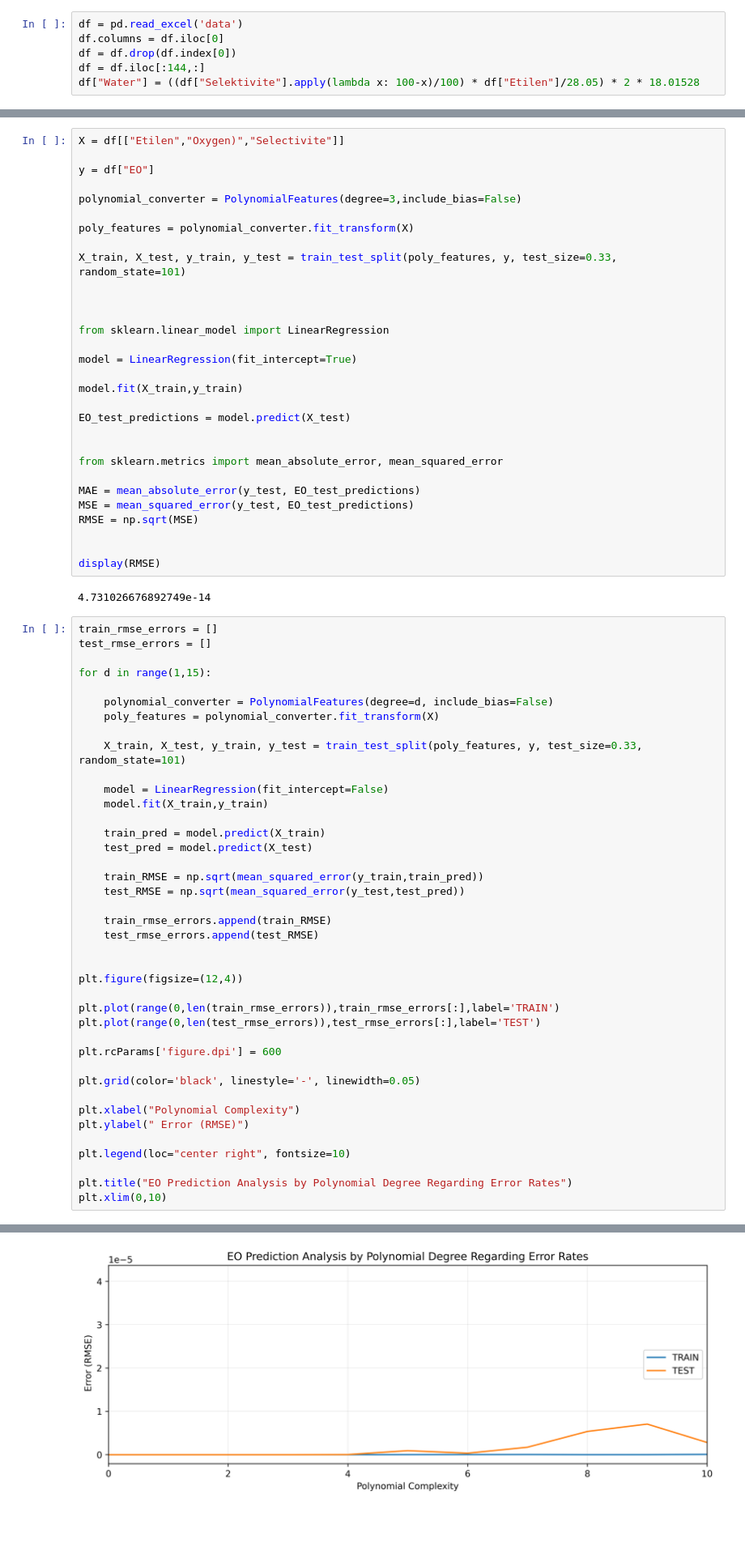
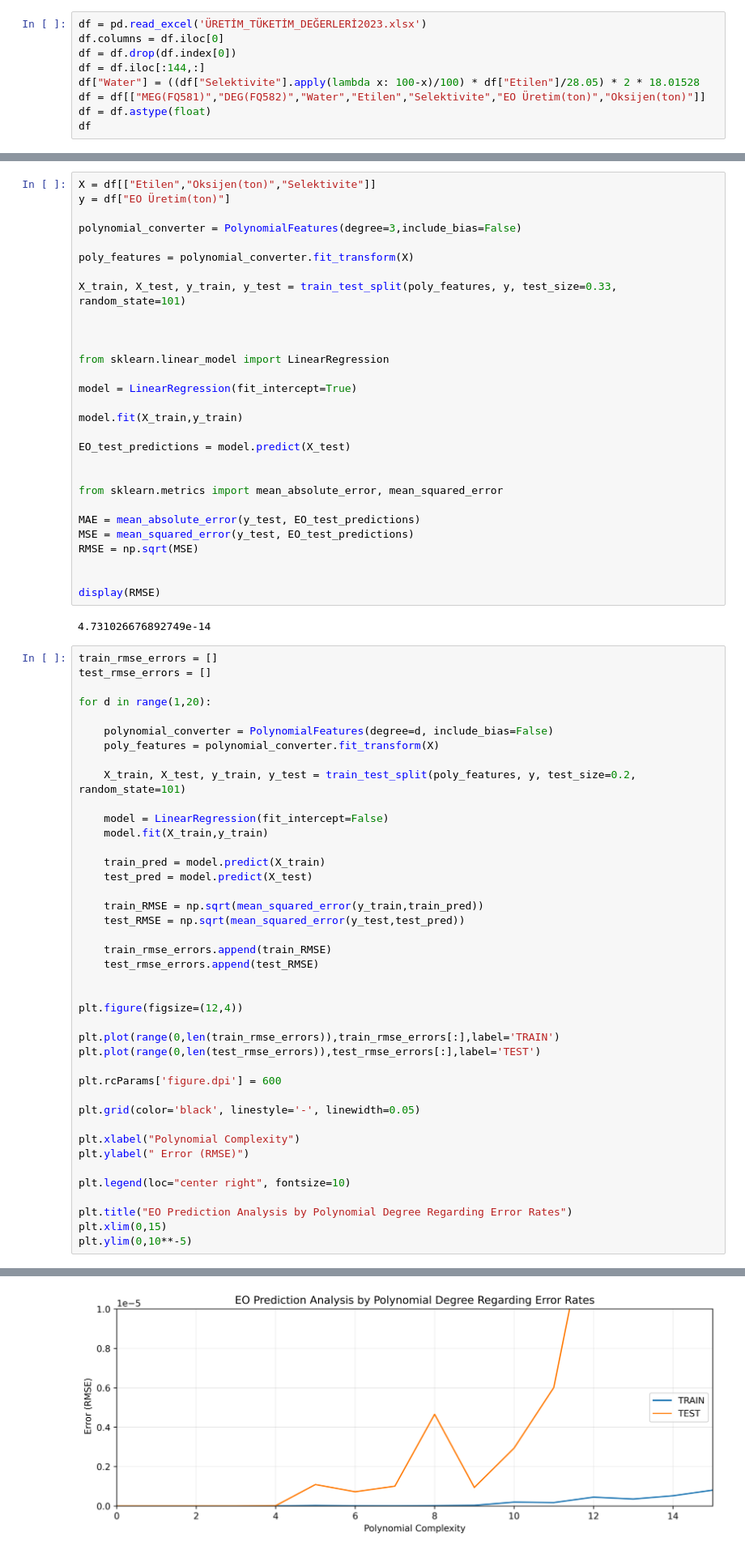
Before and after one commit to ibolaa/EO_REACTOR_ML, a Jupyter notebook: EO_REACTOR_ML.ipynb, the cells around one changed output, grey strips where cells are left out. Shown at 81% size. Saved outputs shown, nothing was run; the diff lists cells and outputs as text; blank space fills up the shorter version.

```diff
--- a/EO_REACTOR_ML.ipynb
+++ b/EO_REACTOR_ML.ipynb
@@ -20,8 +20,11 @@ sklearn:  1.3.0
 # %% [markdown]
 # EO PRODUCTION
 # %%
-df = pd.read_excel('data')
+df = pd.read_excel('ÜRETİM_TÜKETİM_DEĞERLERİ2023.xlsx')
 df.columns = df.iloc[0]
 df = df.drop(df.index[0])
 df = df.iloc[:144,:]
 df["Water"] = ((df["Selektivite"].apply(lambda x: 100-x)/100) * df["Etilen"]/28.05) * 2 * 18.01528
+df = df[["MEG(FQ581)","DEG(FQ582)","Water","Etilen","Selektivite","EO Üretim(ton)","Oksijen(ton)"]]
+df = df.astype(float)
+df
@@ -28,7 +45,6 @@ df["Water"] = ((df["Selektivite"].apply(lambda x: 100-x)/100) * df["Etilen"]/28.
 # %%
-X = df[["Etilen","Oxygen)","Selectivite"]]
-
-y = df["EO"]
+X = df[["Etilen","Oksijen(ton)","Selektivite"]]
+y = df["EO Üretim(ton)"]
 
 polynomial_converter = PolynomialFeatures(degree=3,include_bias=False)
 
@@ -61,12 +77,12 @@ display(RMSE)
 train_rmse_errors = []
 test_rmse_errors = []
 
-for d in range(1,15):
+for d in range(1,20):
 
     polynomial_converter = PolynomialFeatures(degree=d, include_bias=False)
     poly_features = polynomial_converter.fit_transform(X)
 
-    X_train, X_test, y_train, y_test = train_test_split(poly_features, y, test_size=0.33, random_state=101)
+    X_train, X_test, y_train, y_test = train_test_split(poly_features, y, test_size=0.2, random_state=101)
 
     model = LinearRegression(fit_intercept=False)
     model.fit(X_train,y_train)
@@ -96,5 +112,6 @@ plt.ylabel(" Error (RMSE)")
 plt.legend(loc="center right", fontsize=10)
 
 plt.title("EO Prediction Analysis by Polynomial Degree Regarding Error Rates")
-plt.xlim(0,10)
+plt.xlim(0,15)
+plt.ylim(0,10**-5)
 # %% [output]
@@ -102,4 +119,4 @@ plt.xlim(0,10)
-[figure, old version]
+[figure, new version]
 # %%
 final_poly_converter = PolynomialFeatures(degree=3, include_bias=True)
 
```
Also changed, not shown: parts of 7 cells of this notebook.
